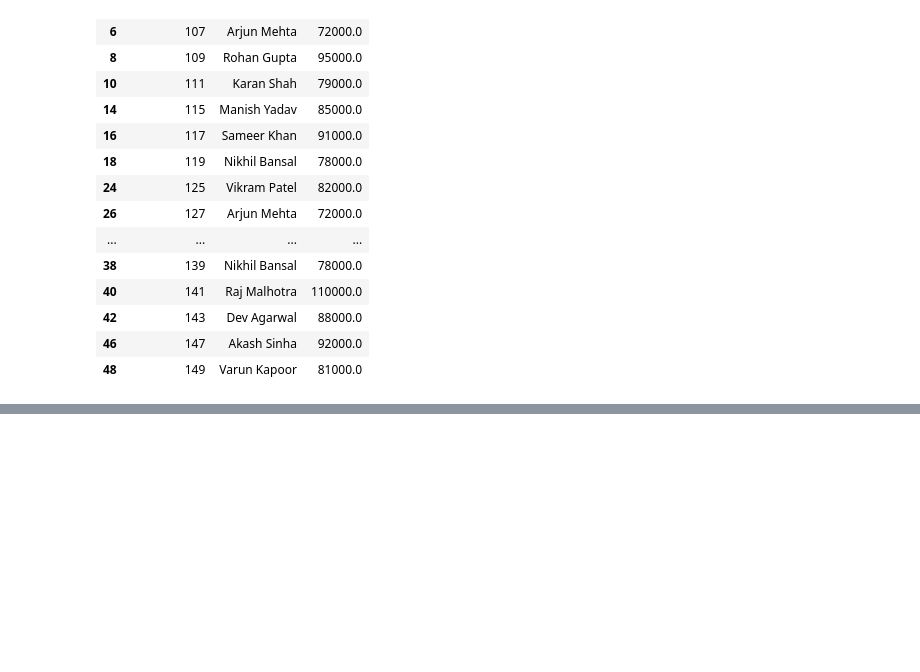
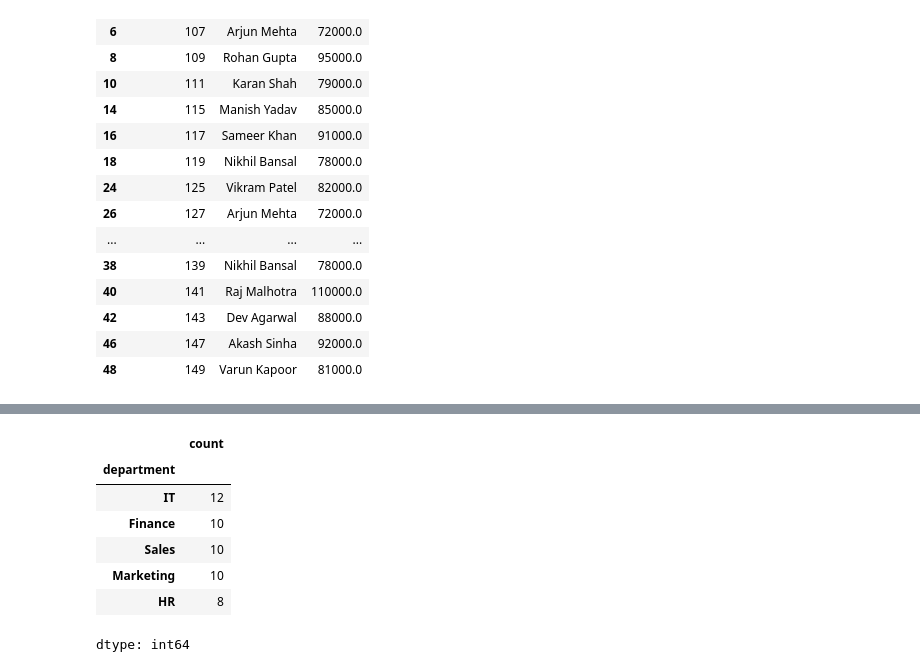
Before and after one commit to Vasista-G/GoogleCollab_Python, a Jupyter notebook: Pandaslearn.ipynb, the cells around one changed output, grey strips where cells are left out. Cells and saved outputs as stored; diff of their text form; code cells hidden in the pictures; blank space fills up the shorter version.

```diff
--- a/Pandaslearn.ipynb
+++ b/Pandaslearn.ipynb
@@ -118,0 +155,15 @@ emp[emp["salary"].between(60000, 80000)]
+# %%
+#SECTION 3 - VALUE_COUNTS()
+
+#11. Find how many employees belong to each department.
+
+emp["department"].value_counts()
+# %% [output]
+|  | count |
+| department |  |
+| IT | 12 |
+| Finance | 10 |
+| Sales | 10 |
+| Marketing | 10 |
+| HR | 8 |
+dtype: int64
```
Also changed, not shown: parts of 6 cells of this notebook.
